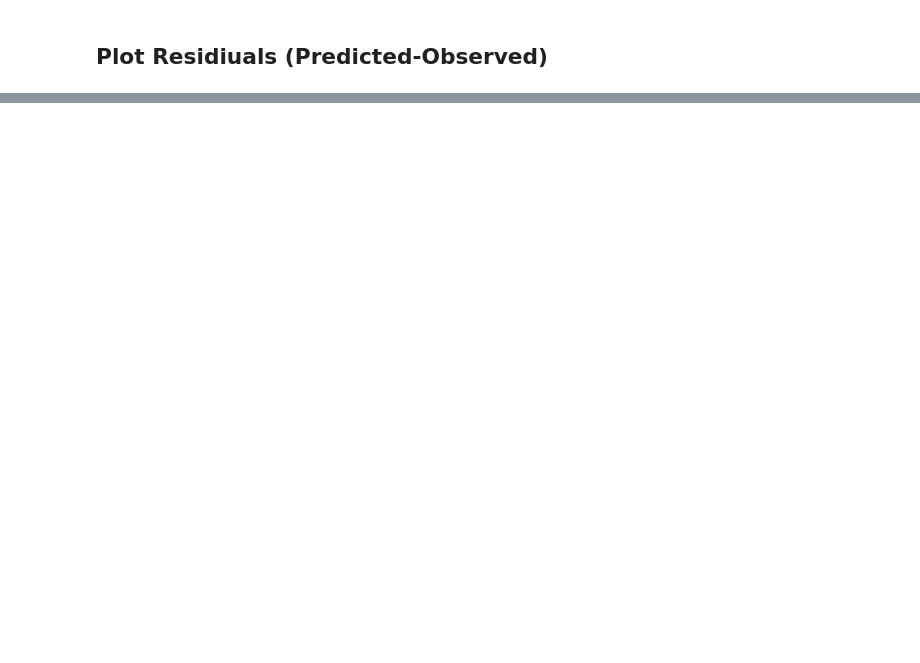
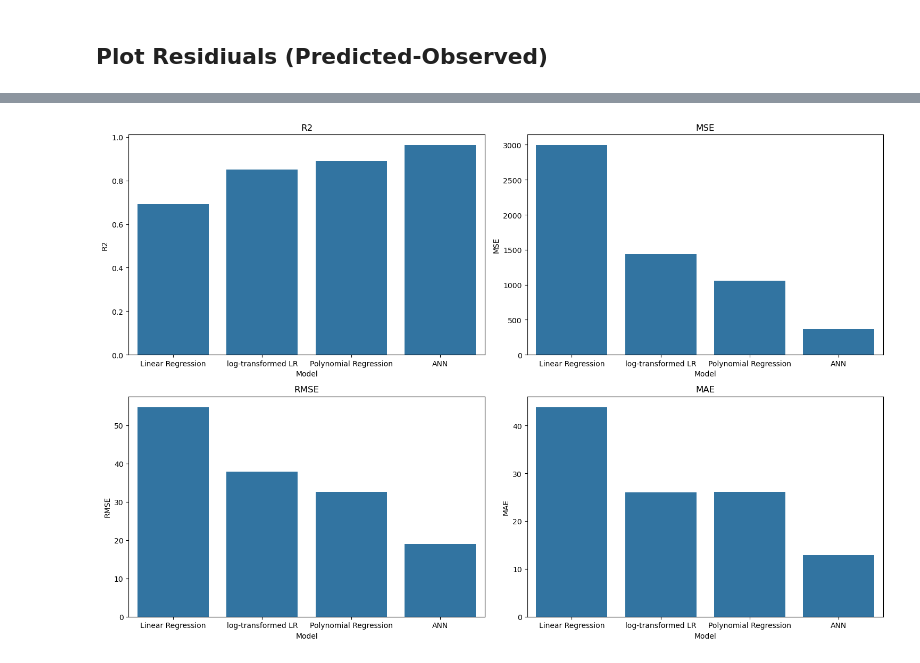
Before and after one commit to ozgucbertug/3DCP-Extrusion-Parameter-Optimization, a Jupyter notebook: data_driven_3dcp.ipynb, the cells around one changed output, grey strips where cells are left out. Saved outputs shown, nothing was run; the diff lists cells and outputs as text; code cells hidden in the pictures; blank space fills up the shorter version.

```diff
--- a/data_driven_3dcp.ipynb
+++ b/data_driven_3dcp.ipynb
@@ -297,3 +267,100 @@ Final Neural Network Test Set Performance:
 R²: 0.9626, MSE: 362.9162, RMSE: 19.0504, MAE: 12.9281,
 [figure]
 [figure]
+# %%
+# =============================================================================
+# (1) Train Classical Models
+# =============================================================================
+from sklearn.preprocessing import PolynomialFeatures
+
+# --- Standard Linear Regression ---
+lin_reg = LinearRegression()
+lin_reg.fit(X_train, y_train)
+y_pred_lr = lin_reg.predict(X_test)
+
+# --- Log-Transformed Linear Regression ---
+# Transform the target variable using natural log.
+y_train_log = np.log(y_train)
+log_lin_reg = LinearRegression()
+log_lin_reg.fit(X_train, y_train_log)
+# When predicting, exponentiate to return to the original scale.
+y_pred_log_lin = np.exp(log_lin_reg.predict(X_test))
+
+# --- Polynomial Regression (2nd degree) ---
+poly_reg = Pipeline([
+    ('poly', PolynomialFeatures(degree=2)),
+    ('lin', LinearRegression())
+])
+poly_reg.fit(X_train, y_train)
+y_pred_poly = poly_reg.predict(X_test)
+
+# =============================================================================
+# (2) ANN Predictions
+# =============================================================================
+# (Assuming your ANN model 'nn' and scaler 'scaler' have been defined, trained, and loaded)
+X_test_scaled = scaler.transform(X_test)
+y_pred_ann = nn.predict(X_test_scaled).flatten()
+
+# =============================================================================
+# (3) Compute and Print Performance Metrics
+# =============================================================================
+# Create a dictionary of predictions for the models we are comparing.
+models = {
+    'Linear Regression': y_pred_lr,
+    'log-transformed LR': y_pred_log_lin,
+    'Polynomial Regression': y_pred_poly,
+    'ANN': y_pred_ann
+}
+
+metrics = {}
+print("Model Performance Comparison:")
+for name, y_pred in models.items():
+    mse = mean_squared_error(y_test, y_pred)
+    rmse = np.sqrt(mse)
+    r2 = r2_score(y_test, y_pred)
+    mae = mean_absolute_error(y_test, y_pred)
+    metrics[name] = {"R2": r2, "MSE": mse, "RMSE": rmse, "MAE": mae}
+    print(f"{name:>25}: R2: {r2:.4f}, RMSE: {rmse:.4f}, MSE: {mse:.4f}, MAE: {mae:.4f}")
+
+# =============================================================================
+# (4) Plot Each Metric in Separate Subplots
+# =============================================================================
+import seaborn as sns
+
+# Convert the metrics dictionary into a DataFrame.
+metrics_df = pd.DataFrame(metrics).T.reset_index().rename(columns={'index': 'Model'})
+# The metrics we want to plot
+metric_names = ['R2', 'MSE', 'RMSE', 'MAE']
+
+fig, axs = plt.subplots(2, 2, figsize=(15, 10))
+for ax, metric in zip(axs.flatten(), metric_names):
+    sns.barplot(data=metrics_df, x='Model', y=metric, ax=ax)
+    ax.set_title(metric)
+    ax.set_ylabel(metric)
+    ax.set_xlabel("Model")
+plt.tight_layout()
+plt.show()
+
+# =============================================================================
+# (5) Plot Predicted vs Actual Values for Each Model in Separate Subplots
+# =============================================================================
+fig, axs = plt.subplots(2, 2, figsize=(15, 10))
+
+# Loop through each model in the models dictionary and plot predictions vs actual.
+for ax, (model_name, y_pred) in zip(axs.flatten(), models.items()):
+    # Scatter plot of actual vs. predicted values
+    ax.scatter(y_test, y_pred, color='blue', alpha=0.6, label='Data Points')
+
+    # Plot the ideal fit line (where predicted equals actual)
+    min_val = min(y_test.min(), y_pred.min())
+    max_val = max(y_test.max(), y_pred.max())
+    ax.plot([min_val, max_val], [min_val, max_val], color='red', linestyle='--', label='Ideal Fit')
+
+    ax.set_title(f"{model_name} - Predicted vs. Actual")
+    ax.set_xlabel("Actual Speed")
+    ax.set_ylabel("Predicted Speed")
+    ax.legend()
+
+plt.tight_layout()
+plt.show()
+# %% [output]
@@ -299,0 +373 @@ R²: 0.9626, MSE: 362.9162, RMSE: 19.0504, MAE: 12.9281,
+[figure, added]
```
Also changed, not shown: parts of 13 cells of this notebook.
